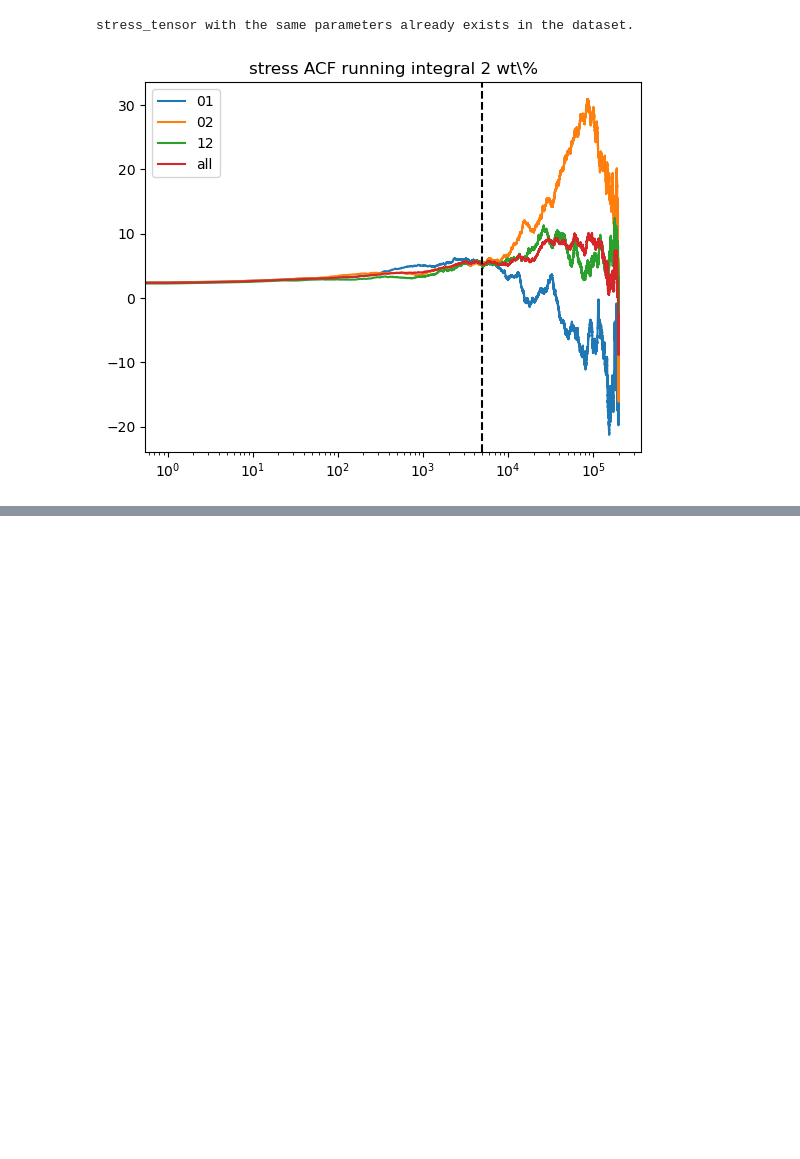
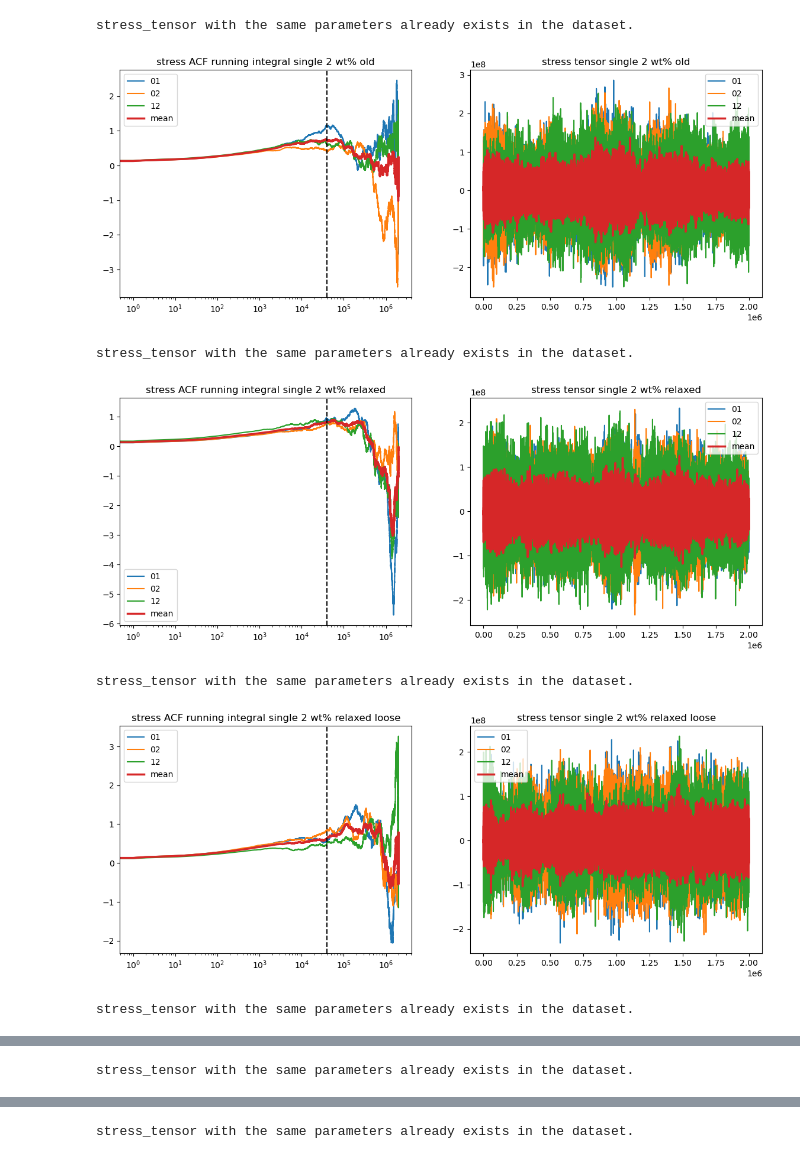
Before and after one commit to jan-kro/mucus-beta, a Jupyter notebook: eval_scripts/vicosity_stress_acf_mult.ipynb, the cells around one changed output, grey strips where cells are left out. Cells and saved outputs as stored; diff of their text form; code cells hidden in the pictures; blank space fills up the shorter version.

Commit message:
processing pipeline works and triple mesh included

```diff
--- a/eval_scripts/vicosity_stress_acf_mult.ipynb
+++ b/eval_scripts/vicosity_stress_acf_mult.ipynb
@@ -38,0 +41,17 @@ sanity check:
+# %%
+
+# idx_selected = [1,0,2,3]
+idx_selected = [3, 6, 4, 2, 9, 10, 12, 1, 8, 11, 7, 5]
+label_selected = ["single 2 wt% old", "single 2 wt% relaxed", "single 2 wt% relaxed loose",
+                  "double 2 wt% old", "double 2 wt% relaxed", "double 2 wt% relaxed loose",
+                                      "triple 2 wt% relaxed",
+                  "single 4 wt% old", "single 4 wt% relaxed", "single 4 wt% relaxed loose",
+                                      "double 4 wt% relaxed", "double 4 wt% relaxed loose",]
+
+cfg_paths_selected = list(cfg_paths[idx] for idx in idx_selected)
+
+# label_selected = ["1.0 wt\%", "2.0 wt\%", "4.0 wt\%", "8.0 wt\%"]
+
+print("sanity check:")
+for i, idx in enumerate(idx_selected):
+    print(f"{label_selected[i]:<26}", f"{cfg_paths[idx].split('/')[-1]:<50}", mc.utils.get_number_of_frames(mc.Config.from_toml(cfg_paths[idx])), "frames")
@@ -40,11 +73,10 @@ sanity check:
 kB = 1.380649e-23 # m^2 kg s^-2 K^-1
 T = 300 # K
 
-idx_max_all = np.array([5e4, 5e4, 5e4, 5e4], dtype=int)
-idx_max_all = np.array([5e3], dtype=int)
+idx_max_all = np.array([4e4 for _ in range(len(label_selected))], dtype=int)
 
-strides = [1, 1, 1, 1]
-strides = [1]
+#strides = [10, 20, 40, 80]
+strides = [1 for _ in range(len(label_selected))]
 
 sigma_all = []
 acf_all = []
@@ -52,14 +84,16 @@ acf_single_all = []
 running_integral_all = []
 running_integral_single_all = []
 
-eqilibration_offset_index = 1000
+eqilibration_offset_index = 0# 1000
+
+frame_range = None#[0, 10000]
 
 for idx_label, idx in enumerate(idx_selected):
 
     # load stress tensor
     cfg = mc.Config.from_toml(cfg_paths[idx])
-    sys = mc.Analysis(cfg, stride=strides[idx_label])
-    sigma_t = sys.virial_stress_tensor(return_all=True)
+    sys = mc.Analysis(cfg, frame_range=frame_range, stride=strides[idx_label])
+    sigma_t = sys.virial_stress_tensor(return_all=True, save=False)
     dt = mc.utils.get_timestep_seconds(cfg)
 
     # calculate ACF for every off diagonal element and average over the 3 ACFs
@@ -80,38 +114,54 @@ for idx_label, idx in enumerate(idx_selected):
     red2m = cfg.r0_nm*1e-9
     volume = cfg.lbox**3
     acf = volume*red2m**3*acf/3/kB/T                # Pa   # SI units
     acf_single = volume*red2m**3*acf_single/kB/T    # Pa   # SI units
 
     # subtract averages from acf
     acf -= np.mean(acf)
     acf_single -= np.mean(acf_single, axis=1)[:,None]
 
     acf_all.append(acf)
     acf_single_all.append(acf_single)
 
     running_integral = integrate.cumulative_trapezoid(acf, dx=dt, initial=0)
     #print(running_integral.shape)
 
     running_integral_single = np.zeros_like(acf_single)
     for i in range(3):
         running_integral_single[i] = integrate.cumulative_trapezoid(acf_single[i], dx=dt, initial=0)
     running_integral_all.append(running_integral)
     running_integral_single_all.append(running_integral_single)
 
     # plot
     single_label = ["01", "02", "12"]
-    plt.figure()
+
+    fig, (ax1, ax2) = plt.subplots(1, 2, figsize=(14,5))
 
     for i in range(3):
-        plt.plot(running_integral_single[i], label=single_label[i])
-    plt.plot(running_integral, label="all")
-    plt.axvline(x=idx_max_all[idx_label], color="k", linestyle="--")
-    plt.xscale("log")
+        ax1.plot(running_integral_single[i], label=single_label[i])
+    ax1.plot(running_integral, label="mean", linewidth=2.5)
+    ax1.axvline(x=idx_max_all[idx_label], color="k", linestyle="--")
+    ax1.set_xscale("log")
     #plt.ylim((0, 100))
-    plt.title(f"stress ACF running integral {label_selected[idx_label]}")
-    plt.legend()
+    ax1.set_title(f"stress ACF running integral {label_selected[idx_label]}")
+    ax1.legend()
     #plt.ylim((0, 1))
+
+    ax2.plot(sigma_t[:, 0, 1], label="01")
+    ax2.plot(sigma_t[:, 0, 2], label="02")
+    ax2.plot(sigma_t[:, 1, 2], label="12")
+    ax2.plot((sigma_t[:, 1, 2]+sigma_t[:, 0, 1]+sigma_t[:, 0, 2])/3, label="mean", linewidth=2.5)
+
+    ax2.set_title(f"stress tensor {label_selected[idx_label]}")
+    ax2.legend()
+
+
     plt.show()
 # %% [output]
 stress_tensor with the same parameters already exists in the dataset.
-[figure, old version]
+[figure, new version]
+stress_tensor with the same parameters already exists in the dataset.
+[figure, added]
+stress_tensor with the same parameters already exists in the dataset.
+[figure, added]
+stress_tensor with the same parameters already exists in the dataset.
@@ -117,0 +169 @@ stress_tensor with the same parameters already exists in the dataset.
+stress_tensor with the same parameters already exists in the dataset.
@@ -117,0 +171 @@ stress_tensor with the same parameters already exists in the dataset.
+stress_tensor with the same parameters already exists in the dataset.
```
Also changed, not shown: parts of 11 cells of this notebook, 5 other files.
